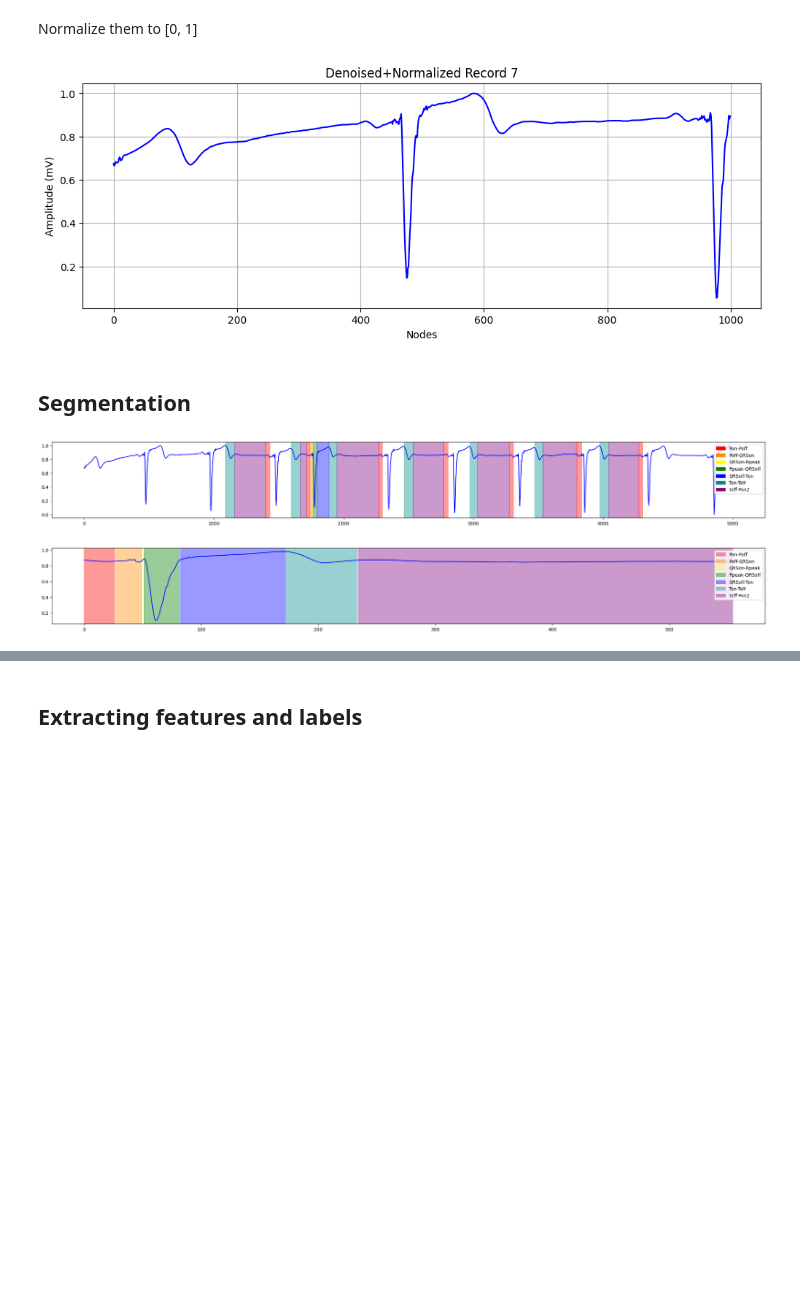
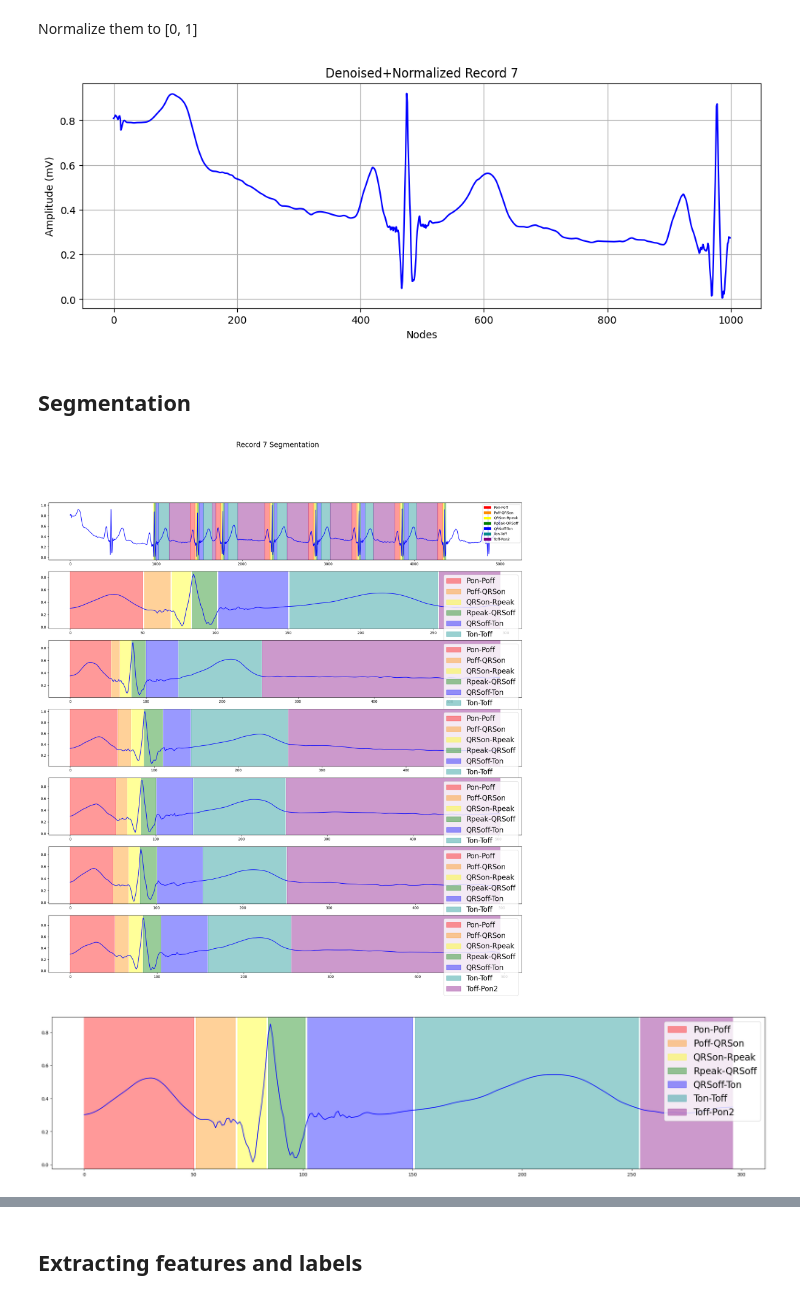
Before and after one commit to rendyisd/ecg-delineation, a Jupyter notebook: main/data_preprocessing.ipynb, the cells around one changed output, grey strips where cells are left out. Cells and saved outputs as stored; diff of their text form; code cells hidden in the pictures; blank space fills up the shorter version.

```diff
--- a/main/data_preprocessing.ipynb
+++ b/main/data_preprocessing.ipynb
@@ -128,8 +128,9 @@ bpm        bpm         Machine BP beat detections           False
 #Frequency sample
 fs = dict_record['fs']
 
-signal = dict_record['p_signal'][:, 7]
+signal = dict_record['p_signal'][:, 1]
 WAVELET_FUNCTION = 'bior3.3'
 DECOMPOSITION_LEVEL = 7
 
 denoised_signal = util_func.denoise_dwt(signal, WAVELET_FUNCTION, DECOMPOSITION_LEVEL)
+normalized_signal = normalize_bound(denoised_signal)
@@ -169,22 +171,30 @@ plt.title(f'Denoised+Normalized Record {record_number}')
 plt.grid(True)
 plt.show()
 # %% [output]
-[figure, old version]
+[figure, new version]
 # %% [markdown]
 ## Segmentation
 # %%
-ecg = ECGSignal.load_ecg_signal(7, 'v2')
+ecg = ECGSignal.load_ecg_signal(7, 'ii')
 
-ecg.plot_segments()
+fig, axes = plt.subplots(7, 1, figsize=(24, 24))
+fig.suptitle("Record 7 Segmentation", fontsize=20)
+
+ecg.plot_segments(ax=axes[0])
 
 ecg_beats = ecg.cut_per_beat()
 
+ECGSignal.plot_signal_segments(ecg_beats[0][0], ecg_beats[0][1], save_path='../result/other/temp/single_beat')
+
 # plot record 125 lead ii normal beats
-for signal, segment_map in ecg_beats:
-    ECGSignal.plot_signal_segments(signal, segment_map)
+for  i, beat_ in enumerate(ecg_beats):
+    signal, segment_map = beat_
+    ECGSignal.plot_signal_segments(signal, segment_map, ax=axes[i+1])
+
+fig.savefig('../result/other/temp/segmentation', bbox_inches='tight')
 # %% [output]
-[figure, old version]
+[figure, new version]
-[figure, old version]
+[figure, new version]
 # %%
 ecg.samples
 # %% [output]
```
Also changed, not shown: parts of 5 cells of this notebook, 4 other files.
